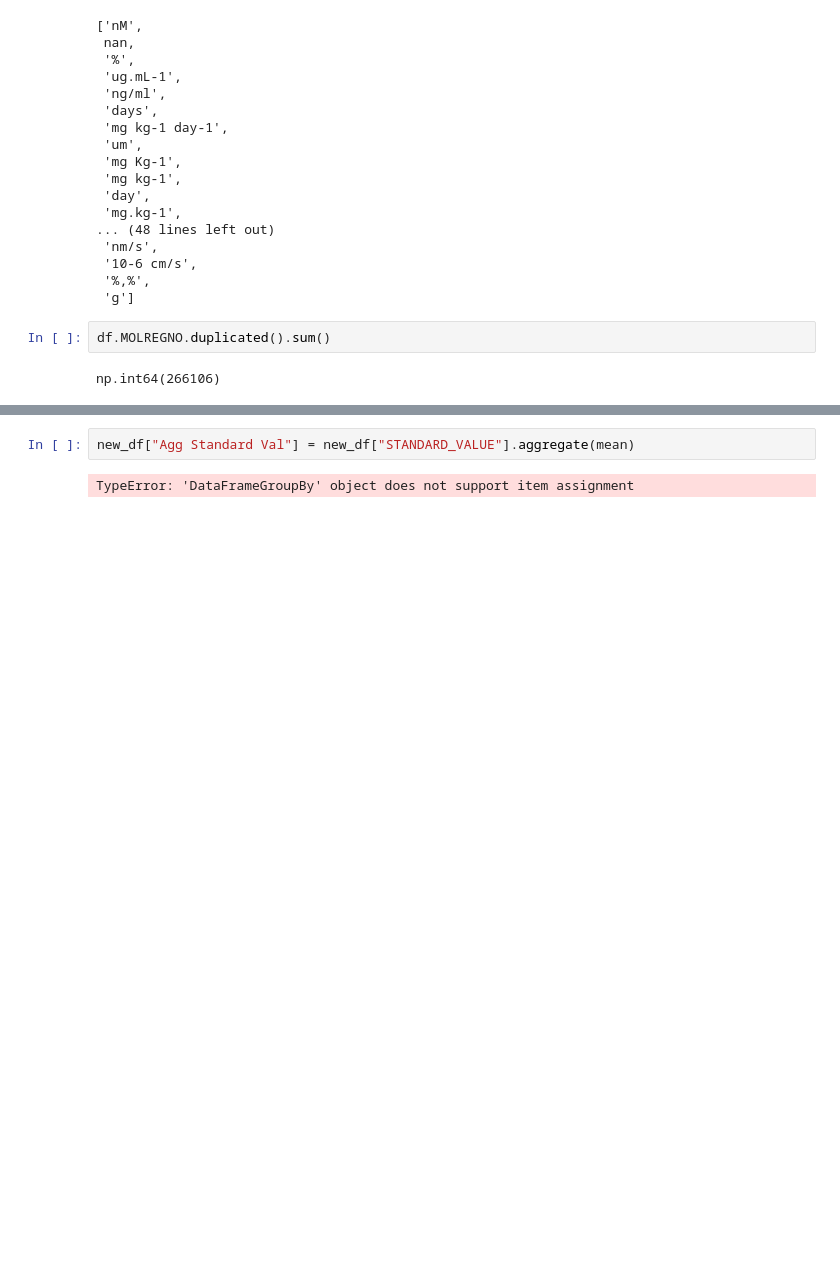
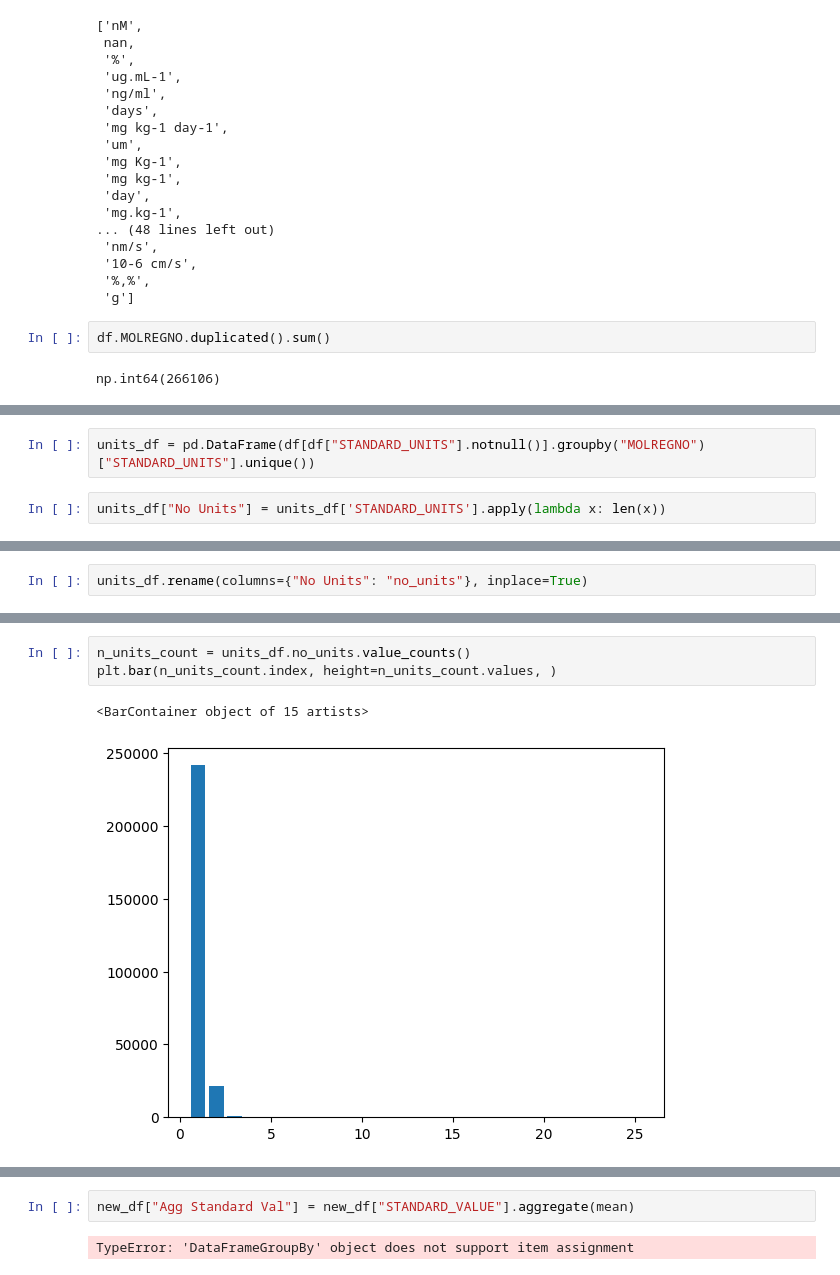
Before and after one commit to ajalamarvellous/de-novo-design-malaria, a Jupyter notebook: notebooks/process_data.ipynb, the cells around one changed output, grey strips where cells are left out. Drawn from its saved outputs; the diff is of its cells as text; blank space fills up the shorter version.

Commit message:
Exploring the data

```diff
--- a/notebooks/process_data.ipynb
+++ b/notebooks/process_data.ipynb
@@ -164,0 +152,4 @@ Name: STANDARD_UNITS, Length: 479672, dtype: object
+# %%
+units_df = pd.DataFrame(df[df["STANDARD_UNITS"].notnull()].groupby("MOLREGNO")["STANDARD_UNITS"].unique())
+# %%
+units_df["No Units"] = units_df['STANDARD_UNITS'].apply(lambda x: len(x))
@@ -164,0 +168,2 @@ Name: STANDARD_UNITS, Length: 479672, dtype: object
+# %%
+units_df.rename(columns={"No Units": "no_units"}, inplace=True)
@@ -164,0 +241,6 @@ Name: STANDARD_UNITS, Length: 479672, dtype: object
+# %%
+n_units_count = units_df.no_units.value_counts()
+plt.bar(n_units_count.index, height=n_units_count.values, )
+# %% [output]
+<BarContainer object of 15 artists>
+[figure, added]
```
Also changed, not shown: parts of 21 cells of this notebook.
